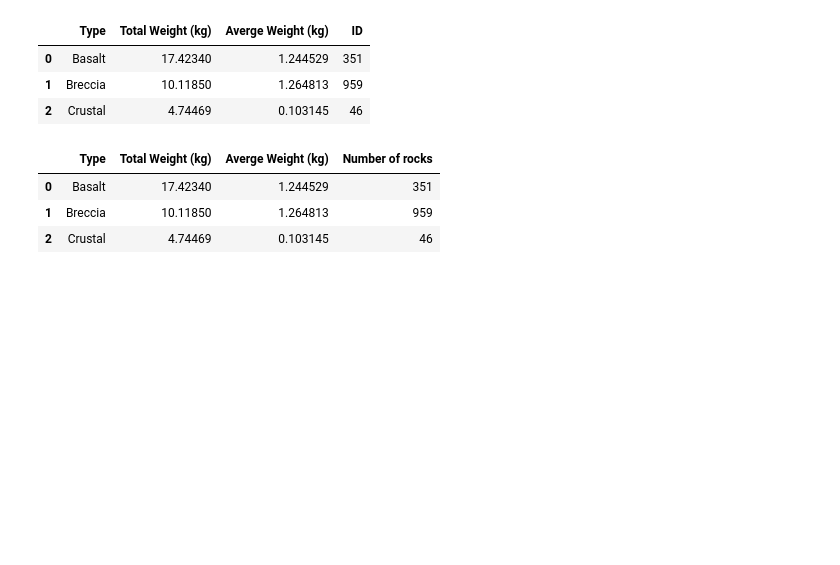
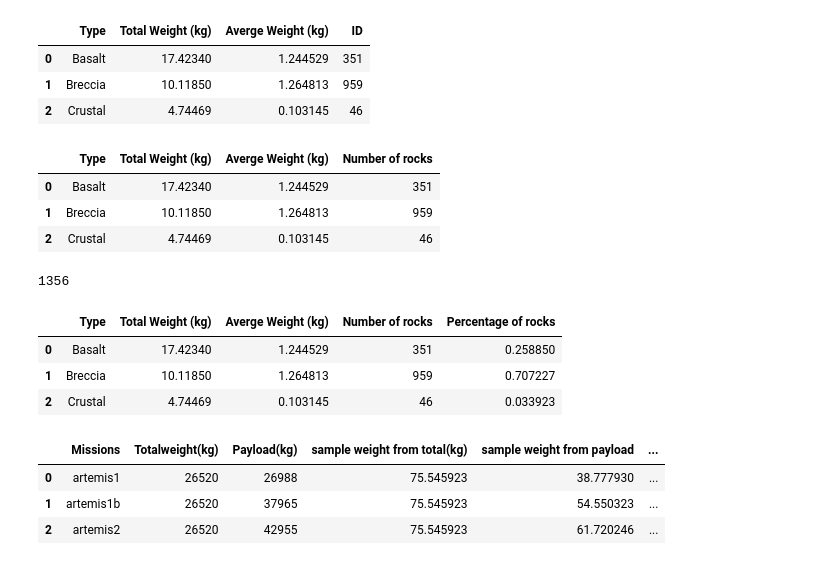
Before and after one commit to 0stal0/6.24-python------, a Jupyter notebook: notebooks/overthemoon.ipynb, the cells around one changed output. Drawn from its saved outputs; the diff is of its cells as text; code cells hidden in the pictures; blank space fills up the shorter version.

```diff
--- a/notebooks/overthemoon.ipynb
+++ b/notebooks/overthemoon.ipynb
@@ -786,3 +786,25 @@ needed_samples_overview
 | 0 | Basalt | 17.42340 | 1.244529 | 351 |
 | 1 | Breccia | 10.11850 | 1.264813 | 959 |
 | 2 | Crustal | 4.74469 | 0.103145 | 46 |
+# %%
+# 암석 비율 구하기
+
+total_rocks = needed_samples_overview['Number of rocks'].sum()
+total_rocks
+# %% [output]
+1356
+# %%
+needed_samples_overview['Percentage of rocks'] = (needed_samples_overview['Number of rocks'] / total_rocks)
+needed_samples_overview
+# %% [output]
+|  | Type | Total Weight (kg) | Averge Weight (kg) | Number of rocks | Percentage of rocks |
+| 0 | Basalt | 17.42340 | 1.244529 | 351 | 0.258850 |
+| 1 | Breccia | 10.11850 | 1.264813 | 959 | 0.707227 |
+| 2 | Crustal | 4.74469 | 0.103145 | 46 | 0.033923 |
+# %%
+artemis_mission
+# %% [output]
+|  | Missions | Totalweight(kg) | Payload(kg) | sample weight from total(kg) | sample weight from payload | ... |
+| 0 | artemis1 | 26520 | 26988 | 75.545923 | 38.777930 | ... |
+| 1 | artemis1b | 26520 | 37965 | 75.545923 | 54.550323 | ... |
+| 2 | artemis2 | 26520 | 42955 | 75.545923 | 61.720246 | ... |
```
Also changed, not shown: parts of 3 cells of this notebook.
